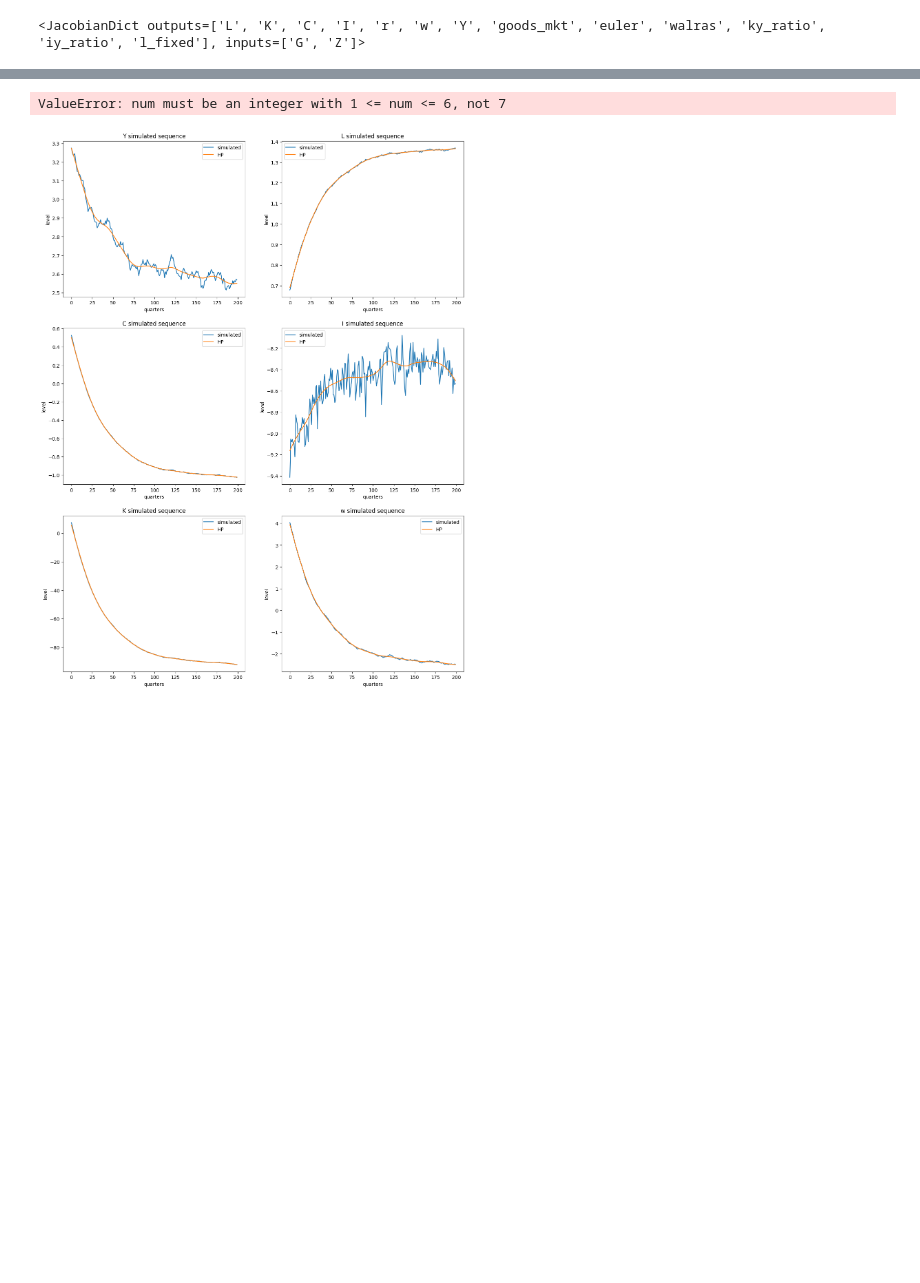
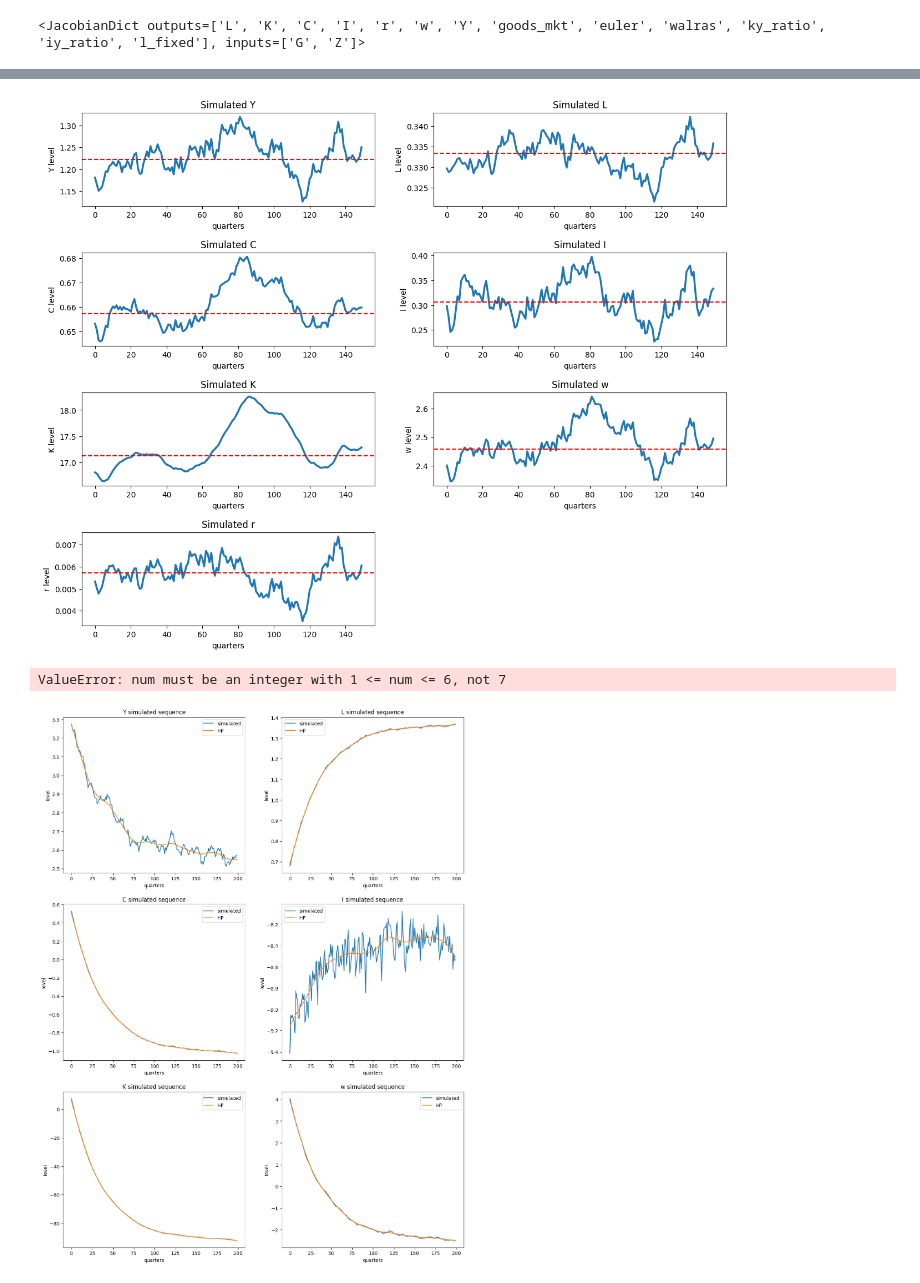
Before and after one commit to sthau/econ-212, a Jupyter notebook: macro_2/macro_2.ipynb, the cells around one changed output, grey strips where cells are left out. Drawn from its saved outputs; the diff is of its cells as text; code cells hidden in the pictures; blank space fills up the shorter version.

```diff
--- a/macro_2/macro_2.ipynb
+++ b/macro_2/macro_2.ipynb
@@ -200 +239,19 @@ plt.show()
+# %%
+plt.figure(figsize=(15, 12))
+plt.subplots_adjust(hspace=0.5)
+
+for i in range(len(VAR_LIST)):
+    var = VAR_LIST[i]
+
+    ax = plt.subplot(4, 2, i + 1)
+
+    ax.plot(sims[var][50:], label=f'{var}', linewidth=2.5)
+    ax.set_title(f'Simulated {var}')
+    ax.set_ylabel(f'{var} level')
+    ax.set_xlabel('quarters')
+
+    # Add a horizontal line at SS
+    ax.axhline(ss_1[var], color='r', linestyle='--', linewidth=1.5)
+# %% [output]
+[figure, added]
 # %%
```
Also changed, not shown: parts of 6 cells of this notebook.
